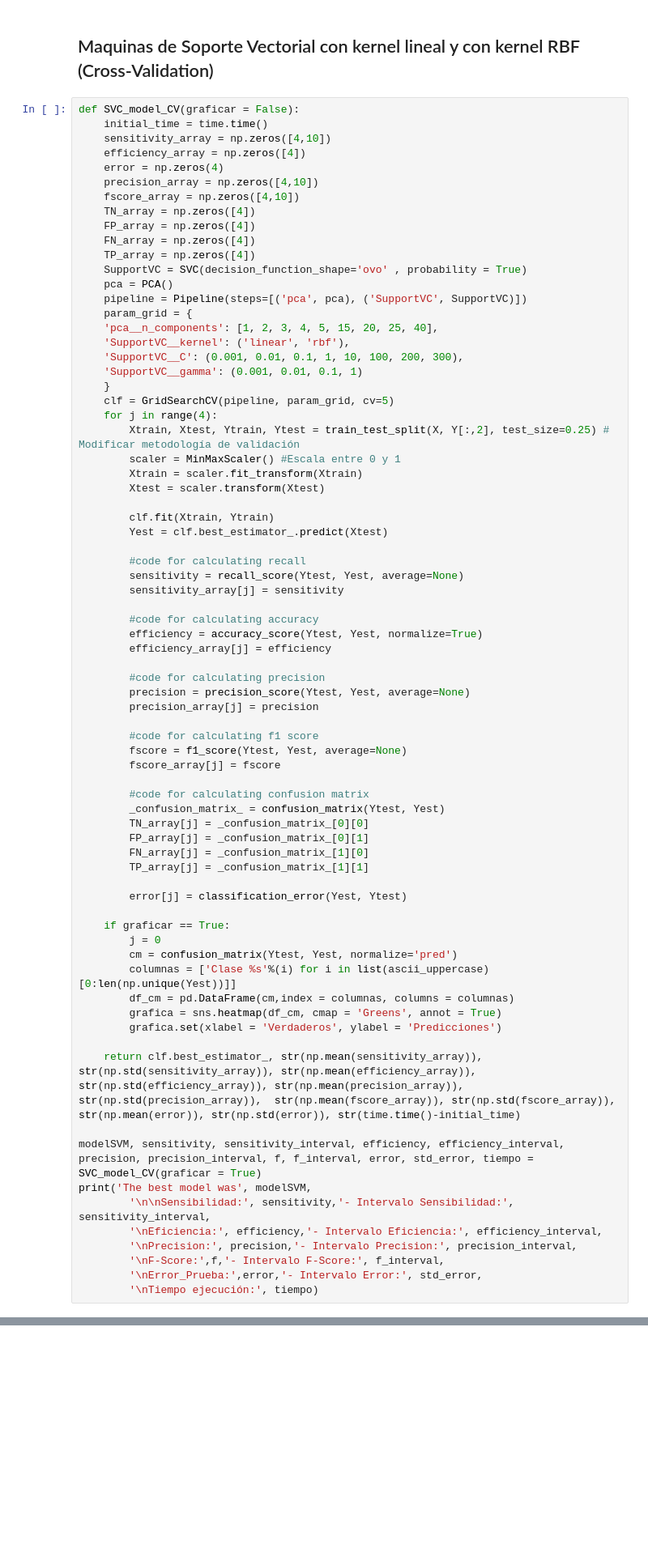
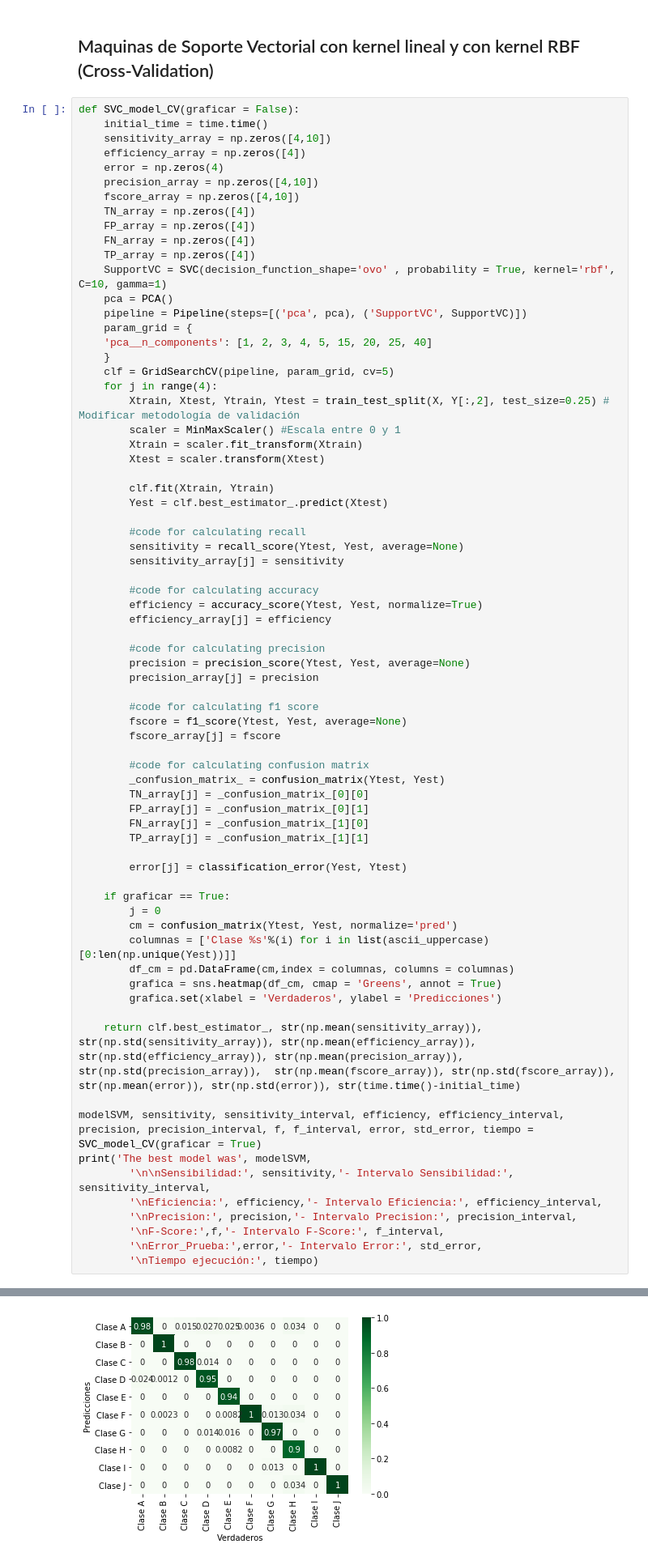
Before and after one commit to Alejo-Casta/Anuran_Calls_MFCCs, a Jupyter notebook: Reducción de caracteristicas/PCA.ipynb, the cells around one changed output, grey strips where cells are left out. Shown: that part at 81% size. Drawn from its saved outputs; the diff is of its cells as text; blank space fills up the shorter version.

```diff
--- a/Reddución de caracteristicas/PCA.ipynb
+++ b/Reducción de caracteristicas/PCA.ipynb
@@ -250,14 +250,11 @@ def SVC_model_CV(graficar = False):
     FP_array = np.zeros([4])
     FN_array = np.zeros([4])
     TP_array = np.zeros([4])
-    SupportVC = SVC(decision_function_shape='ovo' , probability = True)
+    SupportVC = SVC(decision_function_shape='ovo' , probability = True, kernel='rbf', C=10, gamma=1)
     pca = PCA()
     pipeline = Pipeline(steps=[('pca', pca), ('SupportVC', SupportVC)])
     param_grid = {
-    'pca__n_components': [1, 2, 3, 4, 5, 15, 20, 25, 40],
-    'SupportVC__kernel': ('linear', 'rbf'),
-    'SupportVC__C': (0.001, 0.01, 0.1, 1, 10, 100, 200, 300),
-    'SupportVC__gamma': (0.001, 0.01, 0.1, 1)
+    'pca__n_components': [1, 2, 3, 4, 5, 15, 20, 25, 40]
     }
     clf = GridSearchCV(pipeline, param_grid, cv=5)
     for j in range(4):
@@ -316,0 +332 @@ KeyboardInterrupt:
+[figure, added]
```
Also changed, not shown: parts of 1 cell of this notebook.
